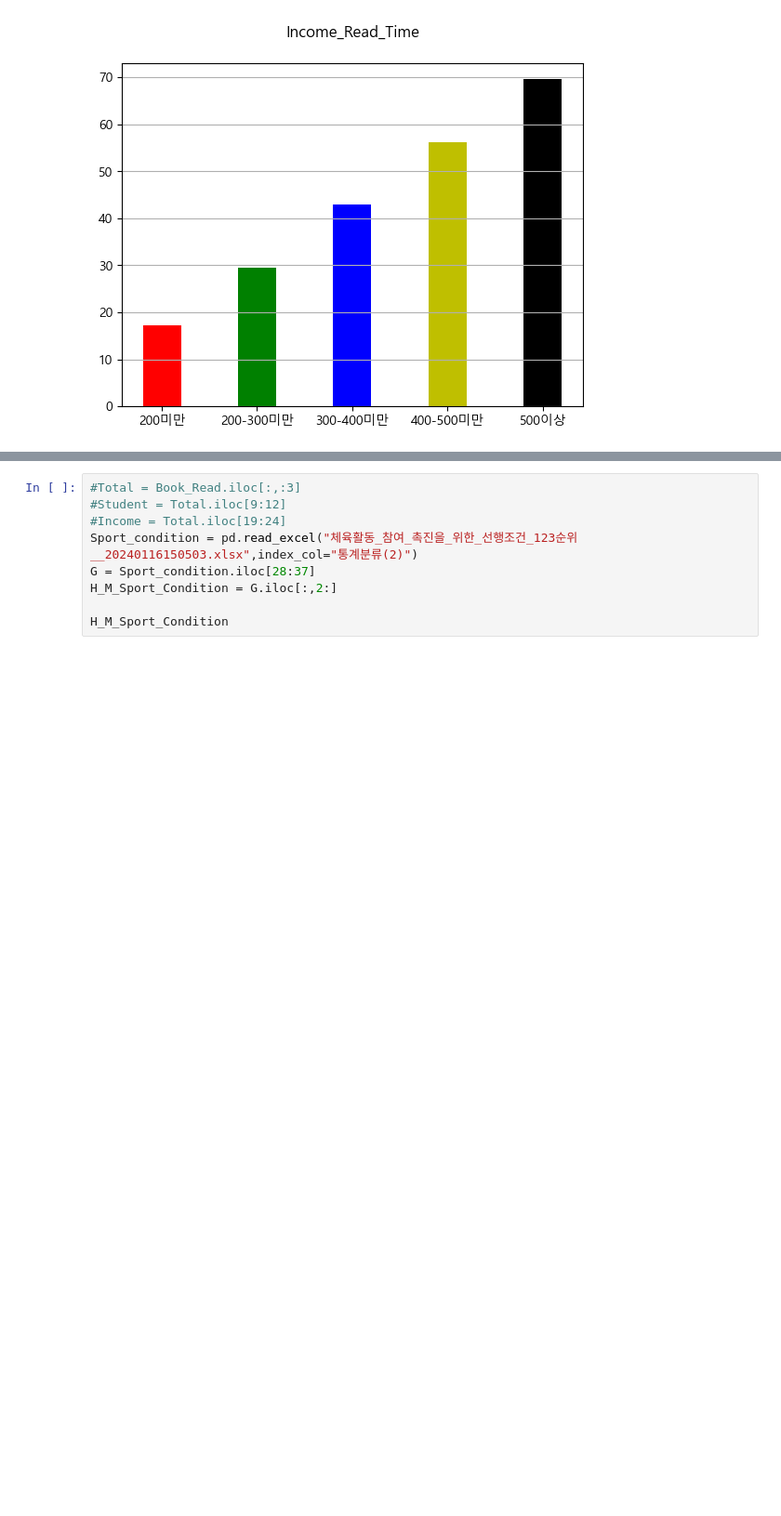
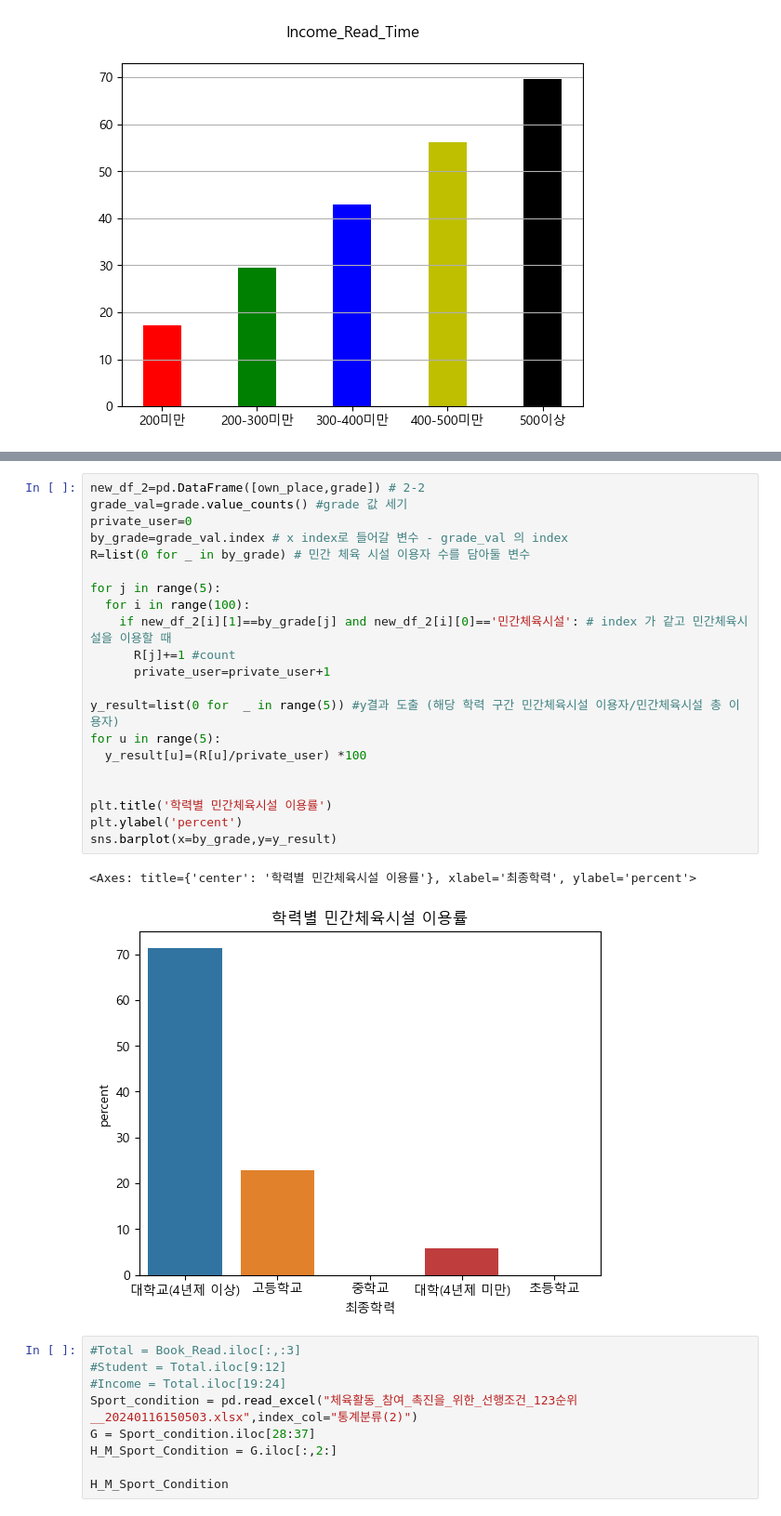
Before and after one commit to qortmdwns/adam, a Jupyter notebook: team_pjt/team.ipynb, the cells around one changed output, grey strips where cells are left out. Shown: that part at 93% size. Cells and saved outputs as stored; diff of their text form; blank space fills up the shorter version.

```diff
--- a/team_pjt/team.ipynb
+++ b/team_pjt/team.ipynb
@@ -125,3 +202,27 @@ plt.show()
+# %%
+new_df_2=pd.DataFrame([own_place,grade]) # 2-2
+grade_val=grade.value_counts() #grade 값 세기
+private_user=0
+by_grade=grade_val.index # x index로 들어갈 변수 - grade_val 의 index
+R=list(0 for _ in by_grade) # 민간 체육 시설 이용자 수를 담아둘 변수
+
+for j in range(5):
+  for i in range(100):
+    if new_df_2[i][1]==by_grade[j] and new_df_2[i][0]=='민간체육시설': # index 가 같고 민간체육시설을 이용할 때
+      R[j]+=1 #count
+      private_user=private_user+1
+
+y_result=list(0 for  _ in range(5)) #y결과 도출 (해당 학력 구간 민간체육시설 이용자/민간체육시설 총 이용자)
+for u in range(5):
+  y_result[u]=(R[u]/private_user) *100
+
+
+plt.title('학력별 민간체육시설 이용률')
+plt.ylabel('percent')
+sns.barplot(x=by_grade,y=y_result)
+# %% [output]
+<Axes: title={'center': '학력별 민간체육시설 이용률'}, xlabel='최종학력', ylabel='percent'>
+[figure, added]
 # %%
 #Total = Book_Read.iloc[:,:3]
 #Student = Total.iloc[9:12]
```
Also changed, not shown: parts of 5 cells of this notebook, 1 other file.
